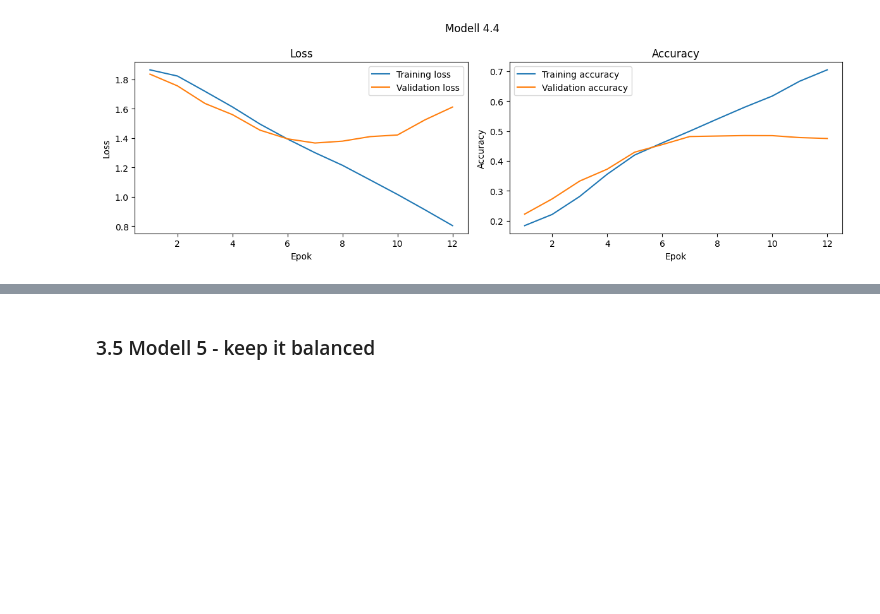
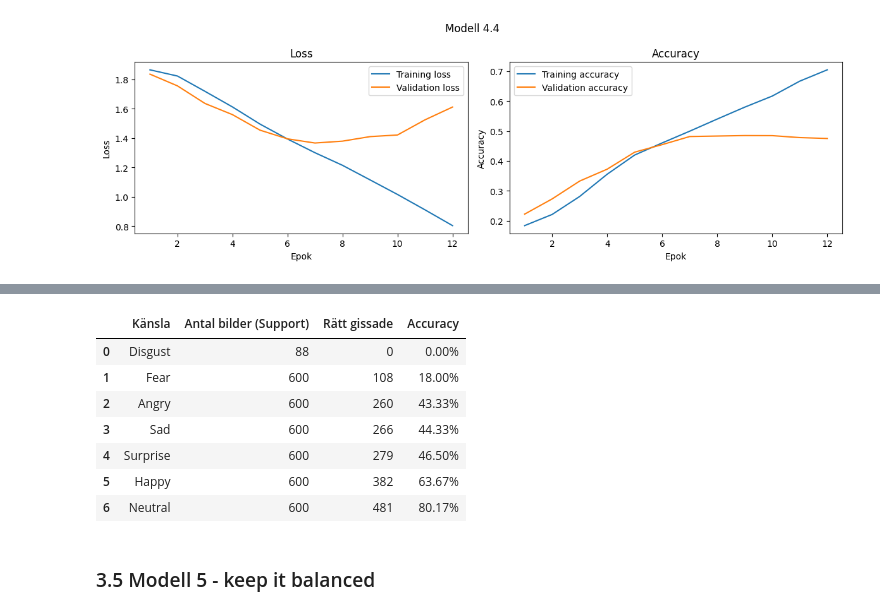
Before and after one commit to josefinoleryd/facial-expression-cnn, a Jupyter notebook: model-experiments-and-report.ipynb, the cells around one changed output, grey strips where cells are left out. Cells and saved outputs as stored; diff of their text form; code cells hidden in the pictures; blank space fills up the shorter version.

```diff
--- a/model-experiments-and-report.ipynb
+++ b/model-experiments-and-report.ipynb
@@ -1665,3 +1666,37 @@ Total träningstid: 3m 25s
 plot_history(history_4_4, title="Modell 4.4")
 # %% [output]
 [figure]
+# %%
+# Hämtar gissningarna
+y_val_pred_probs = model_4_4.predict(X_val_m2_scaled)
+model_4_4_val_pred = np.argmax(y_val_pred_probs, axis=1)
+
+class_labels = ["Angry", "Disgust", "Fear", "Happy", "Sad", "Surprise", "Neutral"]
+
+per_class_data = []
+
+# Loopa igenom varje klass och räkna
+for i, class_name in enumerate(class_labels):
+    actual_mask = (y_val_m2 == i)
+    correct_mask = (y_val_m2 == i) & (model_4_4_val_pred == i)
+
+    support = np.sum(actual_mask)
+    correct = np.sum(correct_mask)
+    accuracy = correct / support if support > 0 else 0
+
+    per_class_data.append({
+        "Känsla": class_name,
+        "Antal bilder (Support)": support,
+        "Rätt gissade": correct,
+        "Accuracy": accuracy
+    })
+
+# Skapa dataramen och sortera efter lägst accuracy
+per_class_df = pd.DataFrame(per_class_data)
+per_class_df = per_class_df.sort_values(by="Accuracy", ascending=True).reset_index(drop=True)
+
+# Visa
+per_class_df.style.format({
+    "Accuracy": "{:.2%}"
+})
+# %% [output]
@@ -1668,2 +1704,10 @@ plot_history(history_4_4, title="Modell 4.4")
+|  | Känsla | Antal bilder (Support) | Rätt gissade | Accuracy |
+| 0 | Disgust | 88 | 0 | 0.00% |
+| 1 | Fear | 600 | 108 | 18.00% |
+| 2 | Angry | 600 | 260 | 43.33% |
+| 3 | Sad | 600 | 266 | 44.33% |
+| 4 | Surprise | 600 | 279 | 46.50% |
+| 5 | Happy | 600 | 382 | 63.67% |
+| 6 | Neutral | 600 | 481 | 80.17% |
 # %% [markdown]
 ### 3.5 Modell 5 - keep it balanced
```
Also changed, not shown: parts of 11 cells of this notebook.
